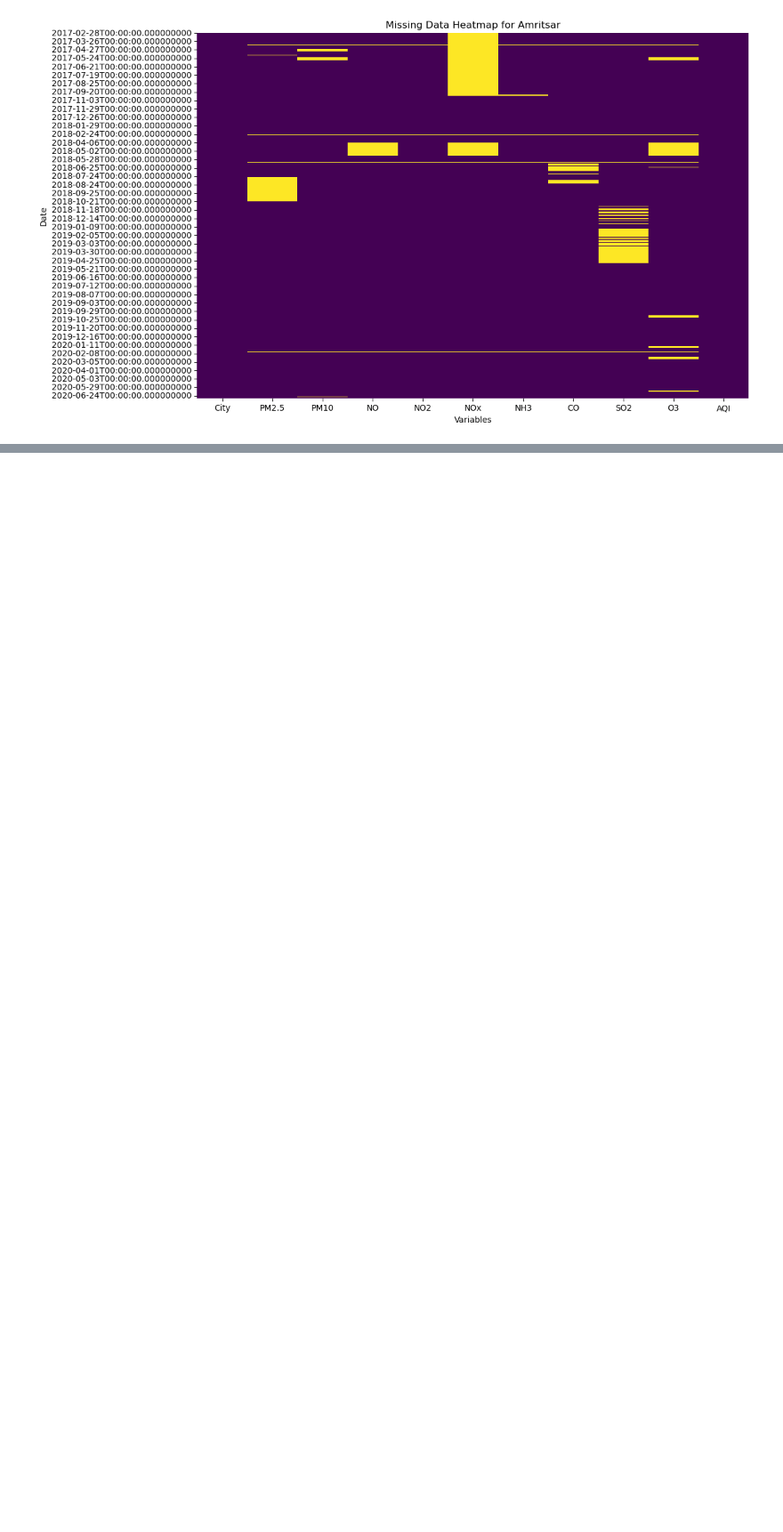
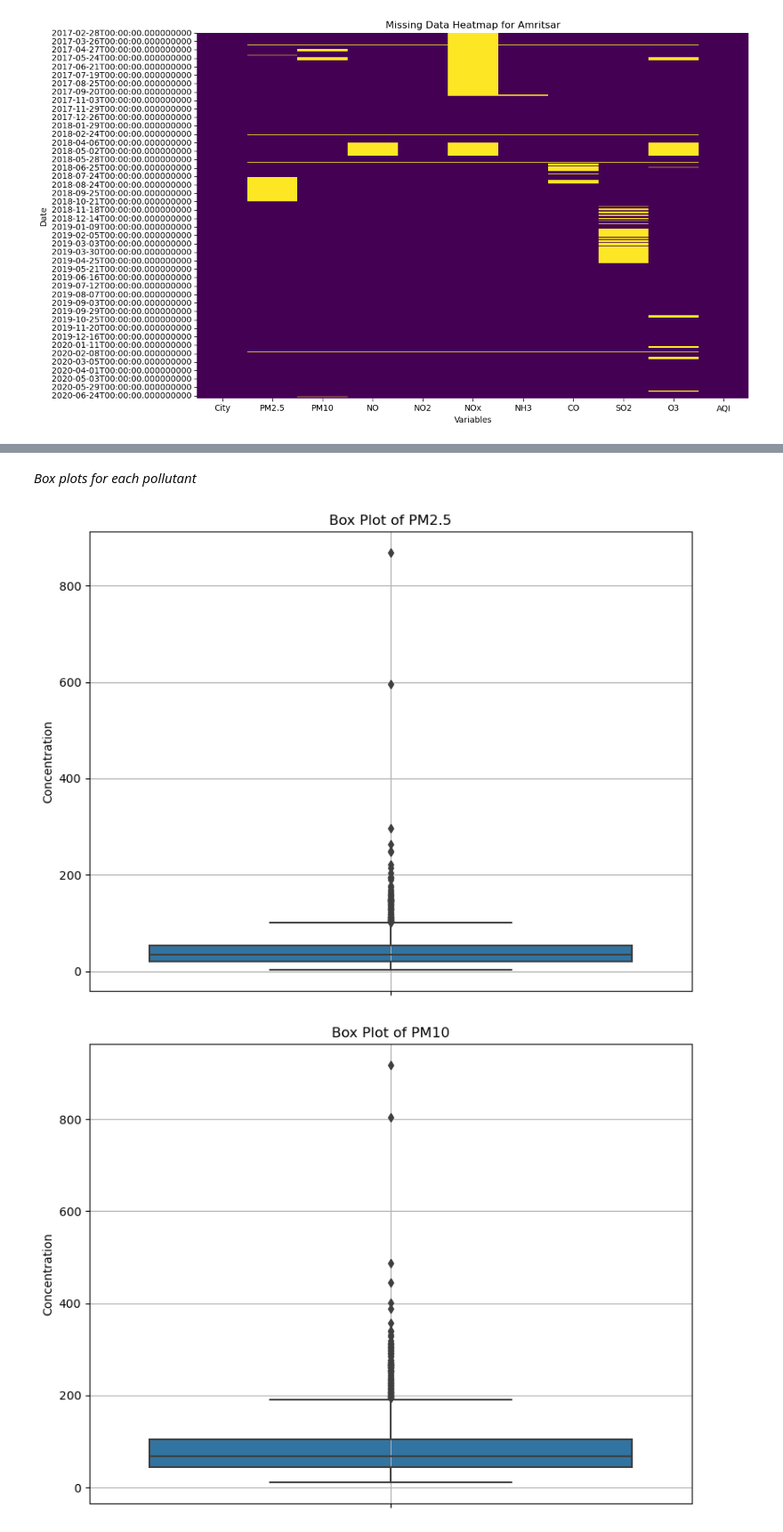
Before and after one commit to Luke1709/CSC-40080, a Jupyter notebook: final.ipynb, the cells around one changed output, grey strips where cells are left out. Shown at 89% size. Drawn from its saved outputs; the diff is of its cells as text; code cells hidden in the pictures; blank space fills up the shorter version.

```diff
--- a/final.ipynb
+++ b/final.ipynb
@@ -38,6 +43,9 @@ data['Date'] = pd.to_datetime(data['Date'])
 # %%
 regions = ['Amritsar', 'Thiruvananthapuram', 'Amritsar']
 data = data[data['City'].isin(regions)]
+
+# Reset Index
+data = data.reset_index(drop=True)
 # %%
 # Data summaries
 np.round(data.describe(),3)
@@ -147,0 +193,22 @@ Missing Values
+# %% [markdown]
+*Box plots for each pollutant*
+# %%
+pollutants = ['PM2.5', 'PM10', 'NO', 'NO2', 'NOx', 'SO2', 'CO', 'O3', 'NH3']
+
+for pollutant in pollutants:
+    plt.figure(figsize=(8, 6))  # Set the figure size for each plot
+
+    # Create a boxplot for the current pollutant
+    sns.boxplot(y=data[pollutant])
+
+    # Customize the plot
+    plt.title(f"Box Plot of {pollutant}")
+    plt.ylabel("Concentration")
+    plt.grid(True)
+
+    # Show the plot
+    plt.tight_layout()
+    plt.show()
+# %% [output]
+[figure, added]
+[figure, added]
```
Also changed, not shown: parts of 12 cells of this notebook.
